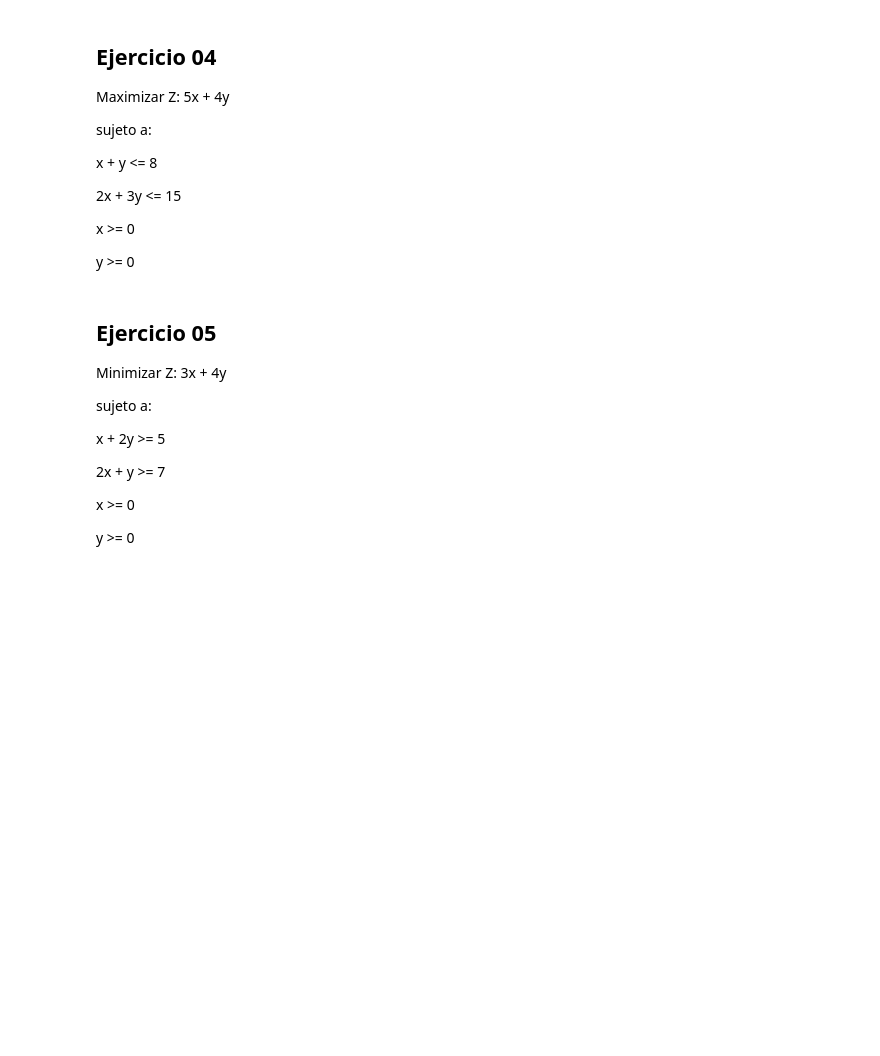
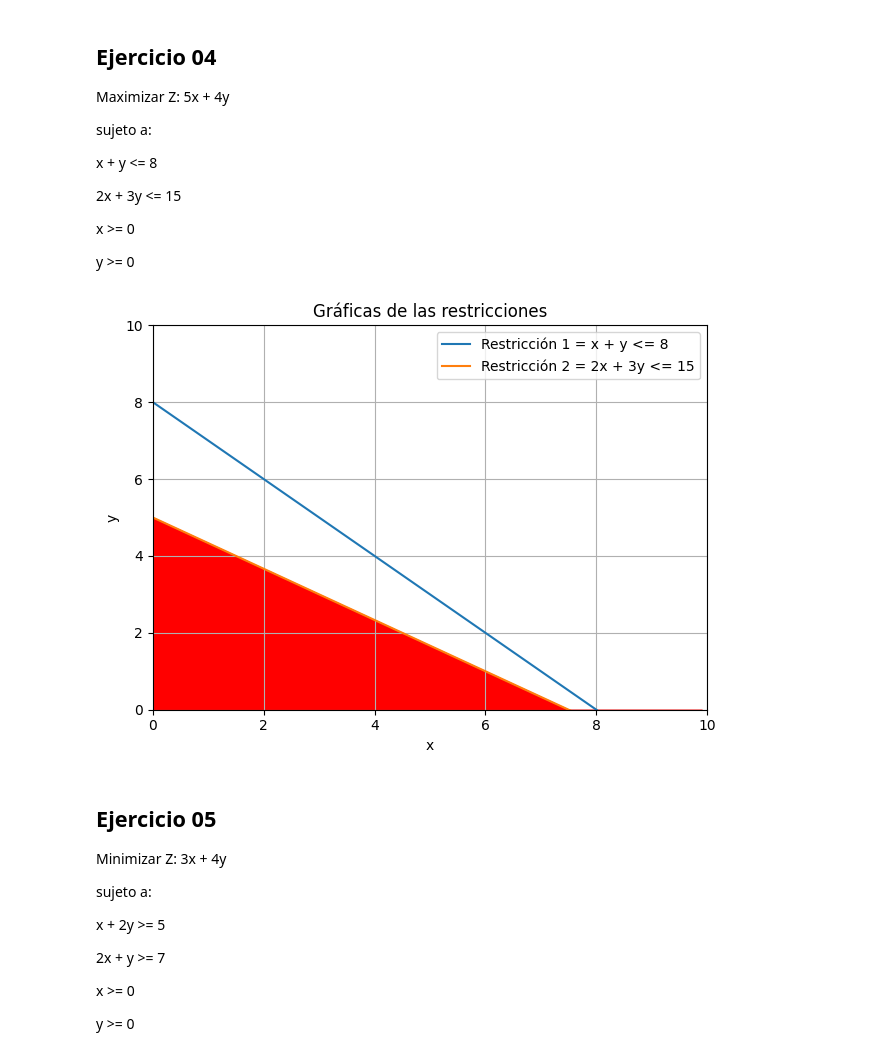
Before and after one commit to JhanuarC/Fundamentos-de-optimizacion-lineal, a Jupyter notebook: Taller_00_solución_gráfica_de_problemas_de_optimización_lineal.ipynb, the cells around one changed output. Saved outputs shown, nothing was run; the diff lists cells and outputs as text; code cells hidden in the pictures; blank space fills up the shorter version.

```diff
--- a/Taller_00_solución_gráfica_de_problemas_de_optimización_lineal.ipynb
+++ b/Taller_00_solución_gráfica_de_problemas_de_optimización_lineal.ipynb
@@ -608,3 +606,80 @@ Maximizar  Z: 5x + 4y
+# %%
+# Resuelva en esta celda el ejercicio
+
+# Resuelva en esta celda el ejercicio
+
+# Importar las librerías requeridas
+import numpy as np
+import matplotlib.pyplot as plt
+
+def min_entre_expresiones(dominio):
+  #Lista que alamcena los valores minimos de las expresiones para cadavalor
+  minimos = []
+
+  for x in dominio:
+    #Evaluar la primera expresion en cada valor de x
+    y1 = 8 - x
+    #Evaluar la segunda expresion en cada valor de x
+    y2 = (15 - 2*x)/3
+    #Determinar el minimo entre y1 y y2 y agregarlo a la lista de minimos
+    minimos.append(min(y1, y2))
+
+  return minimos
+
+
+#valores de x
+
+x = np.arange(0, 10, 0.1)
+
+#Funcion para calcular minimos
+min_valor = min_entre_expresiones(x)
+
+#valores de y para cada restriccion
+
+#restriccion 1
+y1 = 8 - x
+
+#restriccion 2
+y2 = (15 - 2*x)/3
+
+# Etiquetar cada uno de los ejes
+plt.xlabel('x')
+plt.ylabel('y')
+
+# Establecer el título de la gráfica
+plt.title('Gráficas de las restricciones')
+
+#Graficas Restricicones
+plt.plot(x, y1, label='Restricción 1 = x + y <= 8')
+
+plt.plot(x, y2, label='Restricción 2 = 2x + 3y <= 15')
+
+
+#grafica del area entre y1 y y2
+#plt.fill_between(x, y1, color='blue')
+#plt.fill_between(x, y2, color='orange')
+plt.fill_between(x, min_valor, color='red')
+
+# Ajustar los límites de los ejes
+plt.xlim(0, 10)  # Limitar el eje x de 0 a 10
+#plt.ylim(min(min_valor) +8, max(min_valor) + 9)  # Ajustar el eje y
+plt.ylim(0,10)
+
+#ajuastar relleno
+plt.tight_layout()
+
+#Leyendas de las restriciones
+plt.legend()
+
+#ostrar cuadriula
+plt.grid(True)
+
+#Mostrar Restricciones
+plt.show()
+
+#Note que el conjunto solucion solo necesita cumplir una de las restricciones
+# %% [output]
+[figure, added]
 # %% [markdown]
 ## Ejercicio 05
 
```
Also changed, not shown: parts of 4 cells of this notebook.
